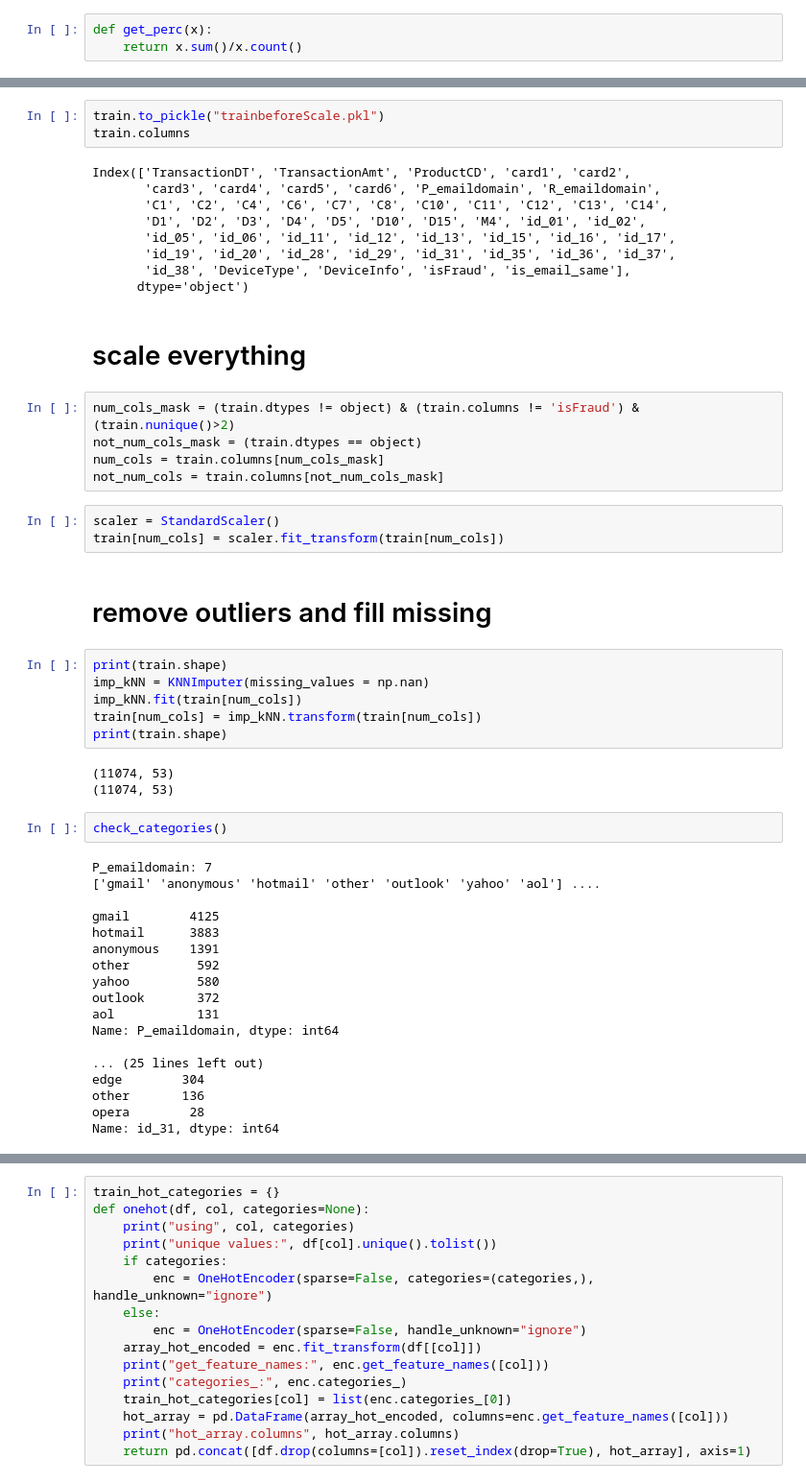
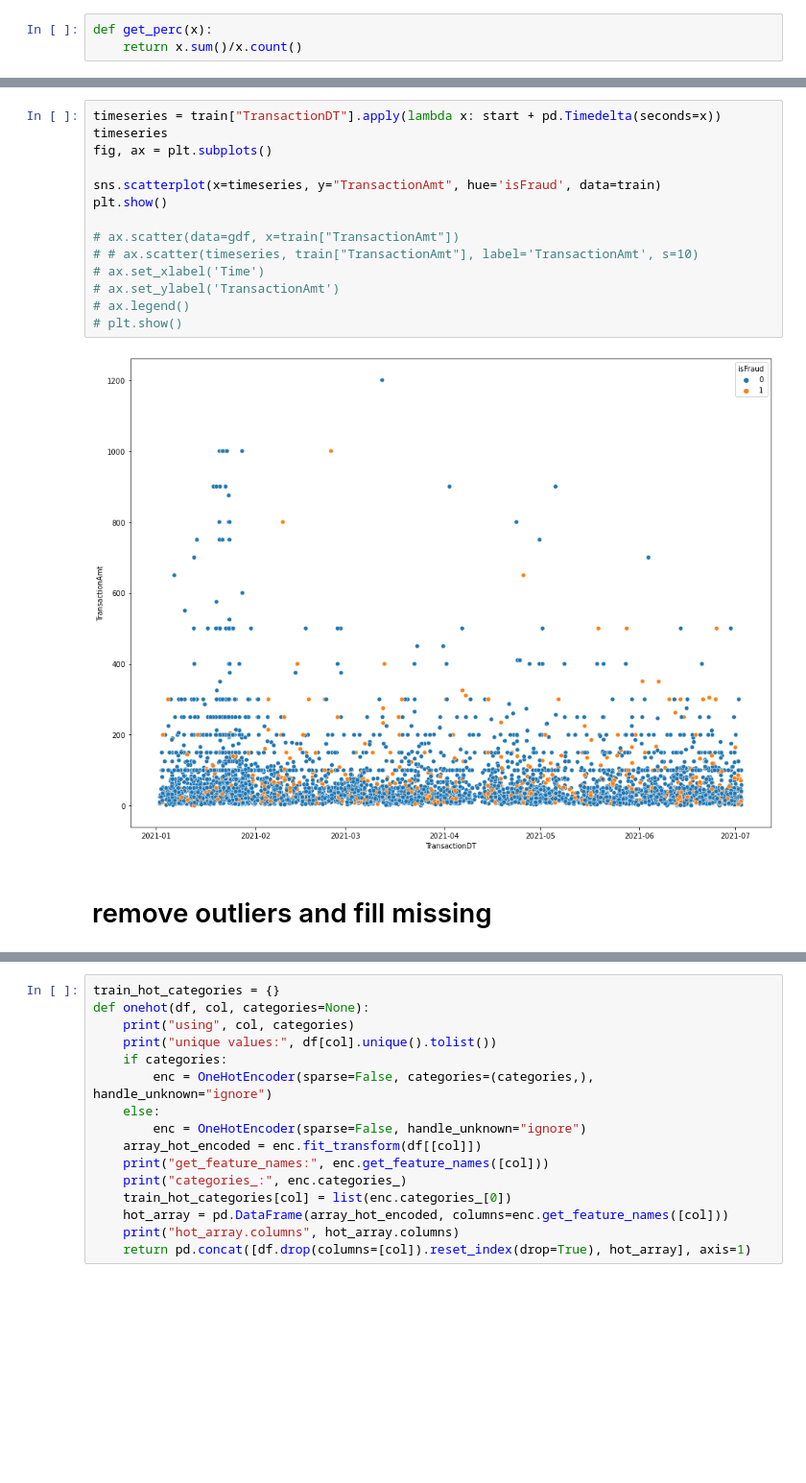
Before and after one commit to brendanrk/fraud_detection_kaggle, a Jupyter notebook: Fraud Detection split.ipynb, the cells around one changed output, grey strips where cells are left out. Shown at 96% size. Saved outputs shown, nothing was run; the diff lists cells and outputs as text; blank space fills up the shorter version.

```diff
--- a/Fraud Detection split.ipynb
+++ b/Fraud Detection split.ipynb
@@ -273,53 +473,18 @@ plt.show()
-# %%
-train.to_pickle("trainbeforeScale.pkl")
-train.columns
-# %% [output]
-Index(['TransactionDT', 'TransactionAmt', 'ProductCD', 'card1', 'card2',
-       'card3', 'card4', 'card5', 'card6', 'P_emaildomain', 'R_emaildomain',
-       'C1', 'C2', 'C4', 'C6', 'C7', 'C8', 'C10', 'C11', 'C12', 'C13', 'C14',
-       'D1', 'D2', 'D3', 'D4', 'D5', 'D10', 'D15', 'M4', 'id_01', 'id_02',
-       'id_05', 'id_06', 'id_11', 'id_12', 'id_13', 'id_15', 'id_16', 'id_17',
-       'id_19', 'id_20', 'id_28', 'id_29', 'id_31', 'id_35', 'id_36', 'id_37',
-       'id_38', 'DeviceType', 'DeviceInfo', 'isFraud', 'is_email_same'],
-      dtype='object')
-# %% [markdown]
-# scale everything
-# %%
-num_cols_mask = (train.dtypes != object) & (train.columns != 'isFraud') & (train.nunique()>2)
-not_num_cols_mask = (train.dtypes == object)
-num_cols = train.columns[num_cols_mask]
-not_num_cols = train.columns[not_num_cols_mask]
-# %%
-scaler = StandardScaler()
-train[num_cols] = scaler.fit_transform(train[num_cols])
+# %%
+timeseries = train["TransactionDT"].apply(lambda x: start + pd.Timedelta(seconds=x))
+timeseries
+fig, ax = plt.subplots()
+
+sns.scatterplot(x=timeseries, y="TransactionAmt", hue='isFraud', data=train)
+plt.show()
+
+# ax.scatter(data=gdf, x=train["TransactionAmt"])
+# # ax.scatter(timeseries, train["TransactionAmt"], label='TransactionAmt', s=10)
+# ax.set_xlabel('Time')
+# ax.set_ylabel('TransactionAmt')
+# ax.legend()
+# plt.show()
+# %% [output]
+[figure, added]
 # %% [markdown]
 # remove outliers and fill missing
-# %%
-print(train.shape)
-imp_kNN = KNNImputer(missing_values = np.nan)
-imp_kNN.fit(train[num_cols])
-train[num_cols] = imp_kNN.transform(train[num_cols])
-print(train.shape)
-# %% [output]
-(11074, 53)
-(11074, 53)
-# %%
-check_categories()
-# %% [output]
-P_emaildomain: 7
-['gmail' 'anonymous' 'hotmail' 'other' 'outlook' 'yahoo' 'aol'] ....
-
-gmail        4125
-hotmail      3883
-anonymous    1391
-other         592
-yahoo         580
-outlook       372
-aol           131
-Name: P_emaildomain, dtype: int64
-
-... (25 lines left out)
-edge        304
-other       136
-opera        28
-Name: id_31, dtype: int64
```
Also changed, not shown: parts of 94 cells of this notebook.
